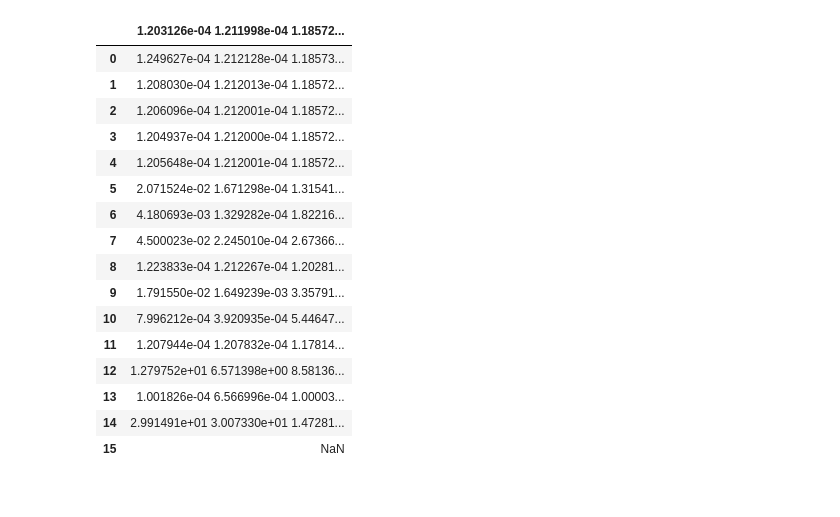
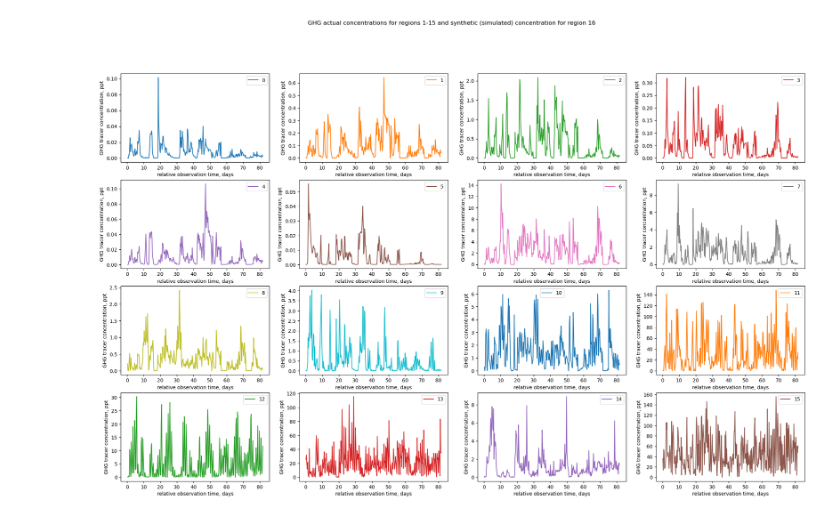
Before and after one commit to mghanava/optimal_gas_observing_networks, a Jupyter notebook: scripts/inverse_methods_and_dual_objective_optimization.ipynb, the cells around one changed output. Saved outputs shown, nothing was run; the diff lists cells and outputs as text; code cells hidden in the pictures.

Commit message:
added a funtion to help visualize time-series data

```diff
--- a/scripts/inverse_methods_and_dual_objective_optimization.ipynb
+++ b/scripts/inverse_methods_and_dual_objective_optimization.ipynb
@@ -41,6 +23,12 @@ def prepare_data(
         dict: keys are integers from 1 to 2921 equivalent to site observation location ID and values are arrays of shape (16, 327).
             rows 0-14; GHG concentrations of tracers emitted from regions 1-15; row 15 is GHC concentrations of synthetic observations
             columns 0-326; GHC concentrations every 6 hour from May 10 to July 31, 2010
+            timestamps can be constructed in case required like:
+            observation_start = pd.to_datetime("2010-05-10 18:00:00")
+            total_samples = 327
+            time_interval = pd.Timedelta(6, "h")
+            timestamps = pd.to_datetime(
+                [observation_start + i * time_interval for i in range(total_samples)]
     """
 
     script_path = os.path.abspath(path=script_name)
@@ -84,5 +72,20 @@ def prepare_data(
         len(data_dict.keys()) == 2921
     ), f"2921 observation sites are expected while {len(data_dict.keys())} sites were detected!"
     return data_dict
+# %%
+def time_series_visualizer(data: dict = None, obs_site_id: int = None):
+    obs_site_data = data[obs_site_id]
+    pd.DataFrame(
+        data=obs_site_data.T, index=[(6 + i * 6) / 24 for i in range(327)]
+    ).plot(
+        subplots=True,
+        layout=(4, 4),
+        figsize=(25, 15),
+        xlabel="relative observation time, days",
+        ylabel="GHG tracer concentration, ppt",
+        sharex=False,
+        title="GHG actual concentrations for regions 1-15 and synthetic (simulated) concentration for region 16",
+    )
+    plt.show()
 # %%
-prepare_data("inverse_methods_and_dual_objective_optimization.ipynb")
+data = prepare_data("inverse_methods_and_dual_objective_optimization.ipynb")
@@ -226,22 +92,4 @@ def get_files(path: str) -> str:
-# %%
-pd.read_table(
-    "/home/mghanava/DataScience/projects/optimal_gas_observing_networks/data/ghg.gid.site0001.dat"
-)
-# %% [output]
-|  | 1.203126e-04 1.211998e-04 1.18572... |
-| 0 | 1.249627e-04 1.212128e-04 1.18573... |
-| 1 | 1.208030e-04 1.212013e-04 1.18572... |
-| 2 | 1.206096e-04 1.212001e-04 1.18572... |
-| 3 | 1.204937e-04 1.212000e-04 1.18572... |
-| 4 | 1.205648e-04 1.212001e-04 1.18572... |
-| 5 | 2.071524e-02 1.671298e-04 1.31541... |
-| 6 | 4.180693e-03 1.329282e-04 1.82216... |
-| 7 | 4.500023e-02 2.245010e-04 2.67366... |
-| 8 | 1.223833e-04 1.212267e-04 1.20281... |
-| 9 | 1.791550e-02 1.649239e-03 3.35791... |
-| 10 | 7.996212e-04 3.920935e-04 5.44647... |
-| 11 | 1.207944e-04 1.207832e-04 1.17814... |
-| 12 | 1.279752e+01 6.571398e+00 8.58136... |
-| 13 | 1.001826e-04 6.566996e-04 1.00003... |
-| 14 | 2.991491e+01 3.007330e+01 1.47281... |
-| 15 | NaN |
+# %%
+time_series_visualizer(data=data, obs_site_id=110)
+# %% [output]
+[figure, added]
```
Also changed, not shown: parts of 22 cells of this notebook.
